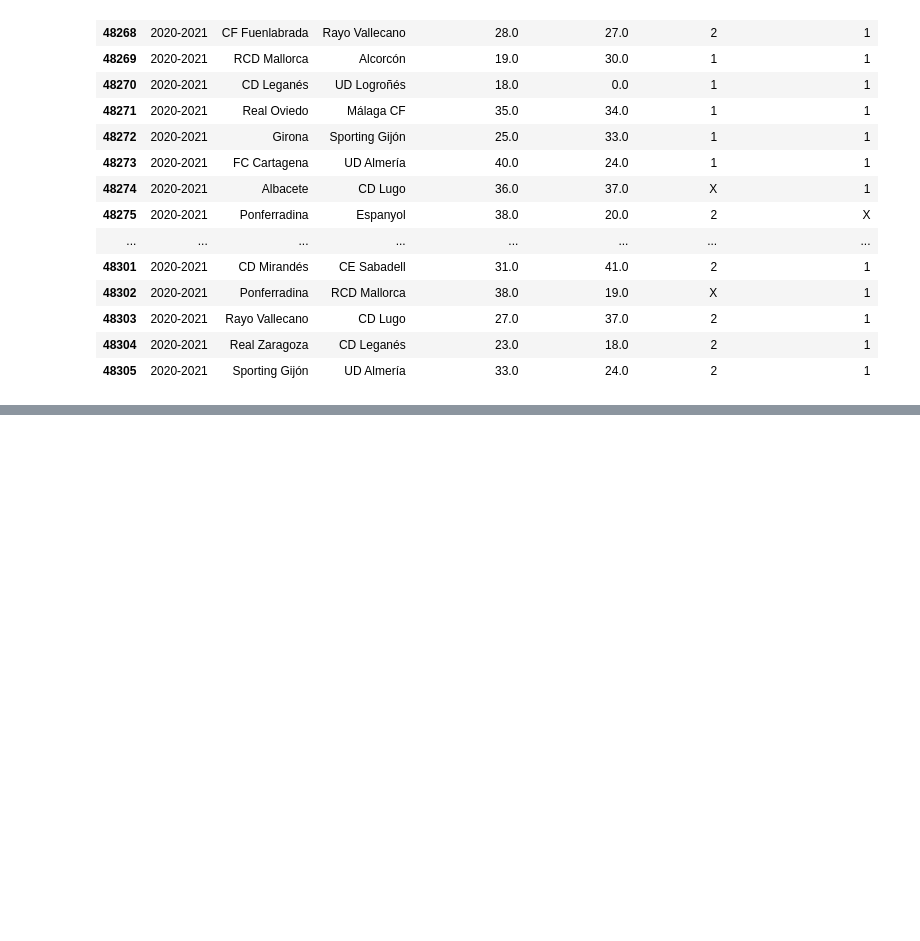
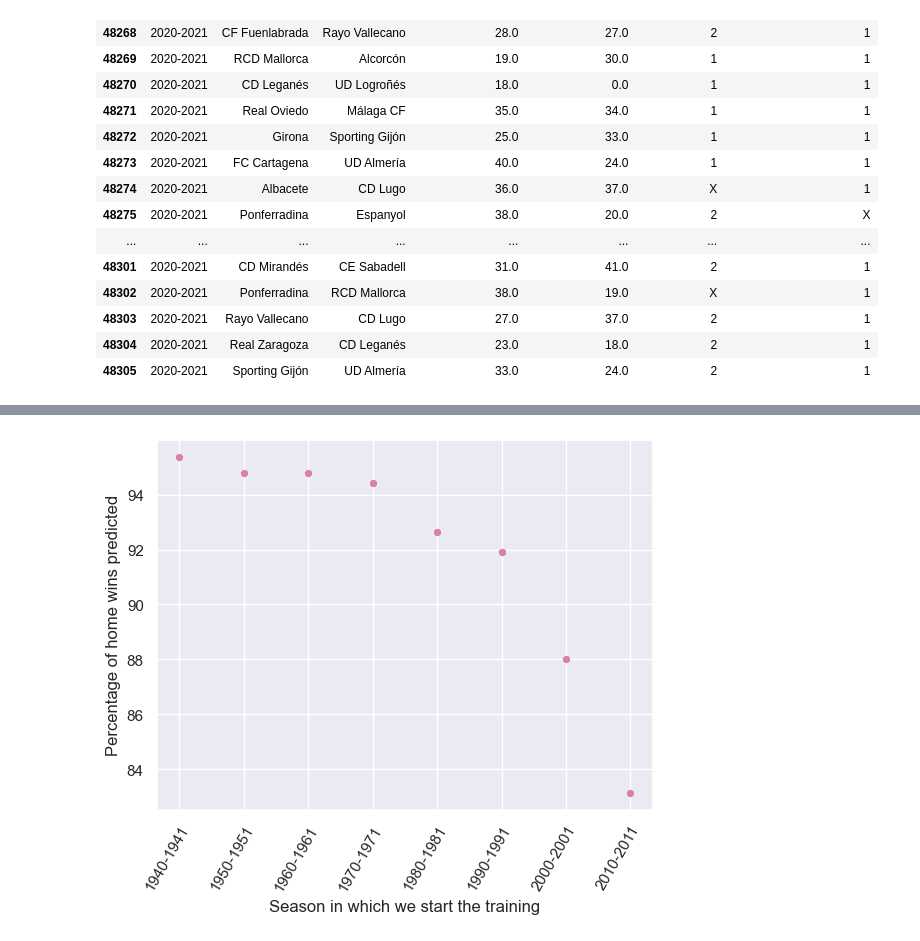
Before and after one commit to coders-unidas/la-quiniela, a Jupyter notebook: analysis/second_model_season.ipynb, the cells around one changed output, grey strips where cells are left out. Saved outputs shown, nothing was run; the diff lists cells and outputs as text; code cells hidden in the pictures; blank space fills up the shorter version.

```diff
--- a/analysis/second_model_season.ipynb
+++ b/analysis/second_model_season.ipynb
@@ -139,0 +200,9 @@ results_df.tail(40)
+# %%
+sns.set_theme()
+sns.scatterplot(x=seasons,y=home_win,color='#d484aa')
+plt.xticks(rotation=60, ha='right',rotation_mode='anchor')
+plt.ylabel('Percentage of home wins predicted')
+plt.xlabel('Season in which we start the training')
+plt.show()
+# %% [output]
+[figure, added]
```
Also changed, not shown: parts of 3 cells of this notebook.
